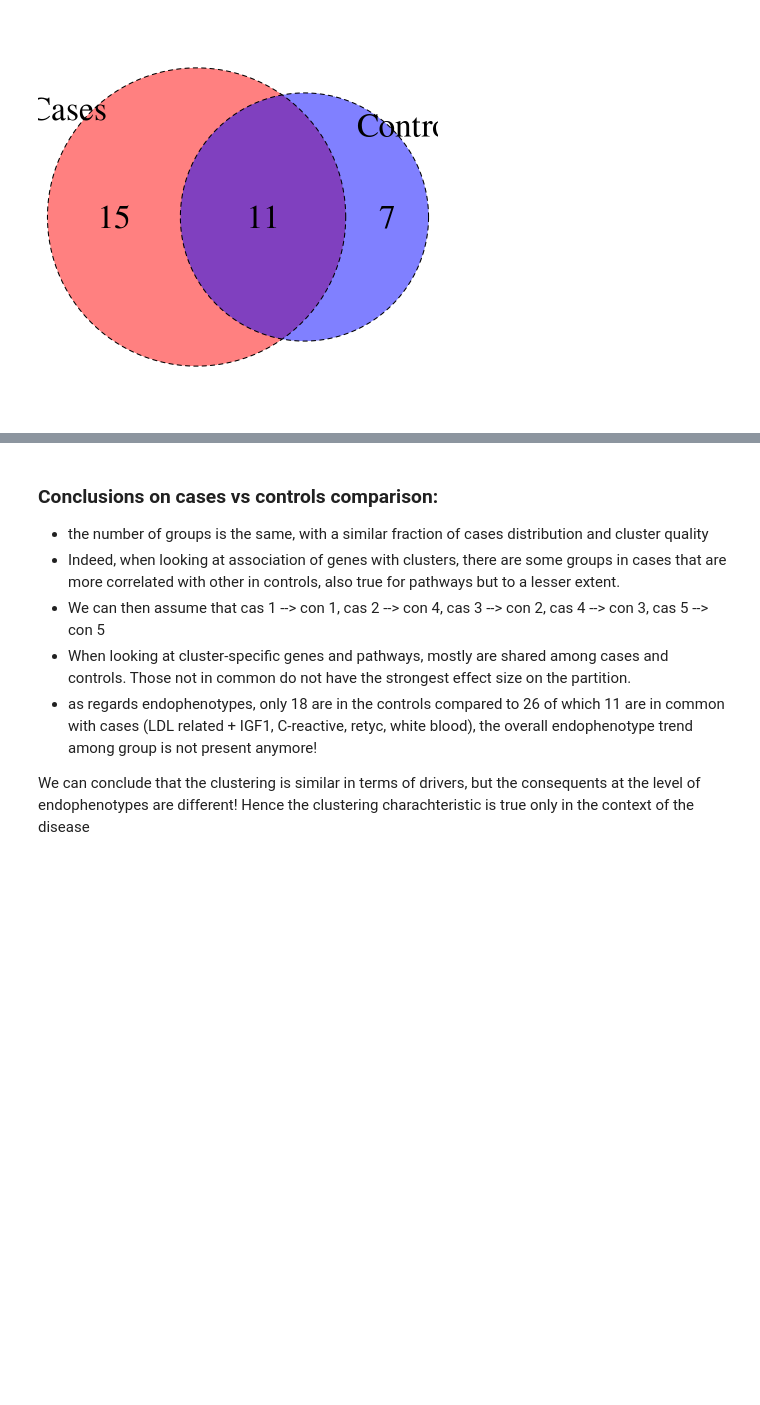
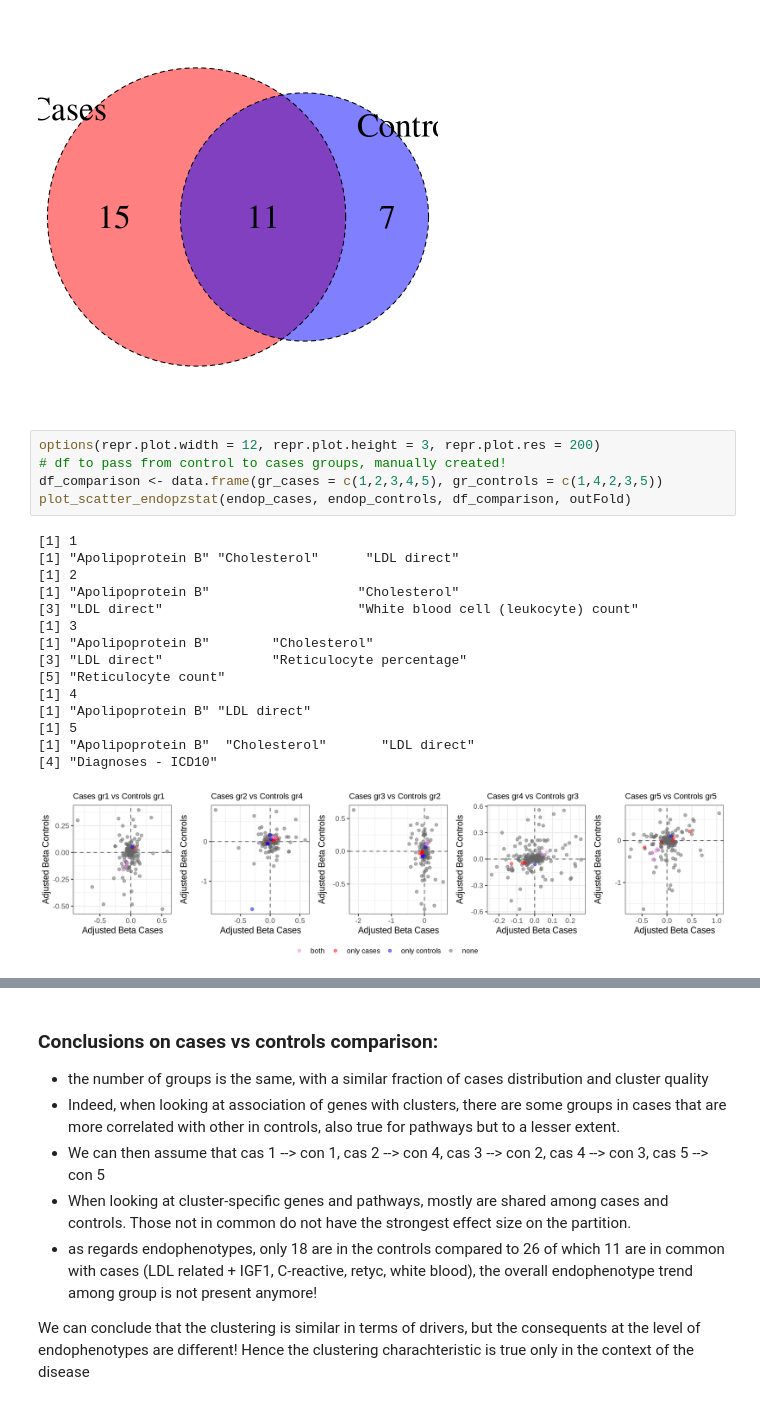
Before and after one commit to zillerlab/CASTom-iGEx_Paper, a Jupyter notebook: jupyter_notebook/CAD_clustering/Compare_Cluster_Controls.ipynb, the cells around one changed output, grey strips where cells are left out. Cells and saved outputs as stored; diff of their text form; blank space fills up the shorter version.

```diff
--- a/jupyter_notebook/CAD_clustering/Compare_Cluster_Controls.ipynb
+++ b/jupyter_notebook/CAD_clustering/Compare_Cluster_Controls.ipynb
@@ -654,3 +707,24 @@ Family_history  ICD9-10_OPCS4
 10 Mean sphered cell volume           NA
 11 Diagnoses - ICD10                  E78 Disorders of lipoprotein metabolism a…
 [figure]
+# %%
+options(repr.plot.width = 12, repr.plot.height = 3, repr.plot.res = 200)
+# df to pass from control to cases groups, manually created!
+df_comparison <- data.frame(gr_cases = c(1,2,3,4,5), gr_controls = c(1,4,2,3,5))
+plot_scatter_endopzstat(endop_cases, endop_controls, df_comparison, outFold)
+# %% [output]
+[1] 1
+[1] "Apolipoprotein B" "Cholesterol"      "LDL direct"
+[1] 2
+[1] "Apolipoprotein B"                   "Cholesterol"
+[3] "LDL direct"                         "White blood cell (leukocyte) count"
+[1] 3
+[1] "Apolipoprotein B"        "Cholesterol"
+[3] "LDL direct"              "Reticulocyte percentage"
+[5] "Reticulocyte count"
+[1] 4
+[1] "Apolipoprotein B" "LDL direct"
+[1] 5
+[1] "Apolipoprotein B"  "Cholesterol"       "LDL direct"
+[4] "Diagnoses - ICD10"
+[figure, added]
```
Also changed, not shown: parts of 4 cells of this notebook.
